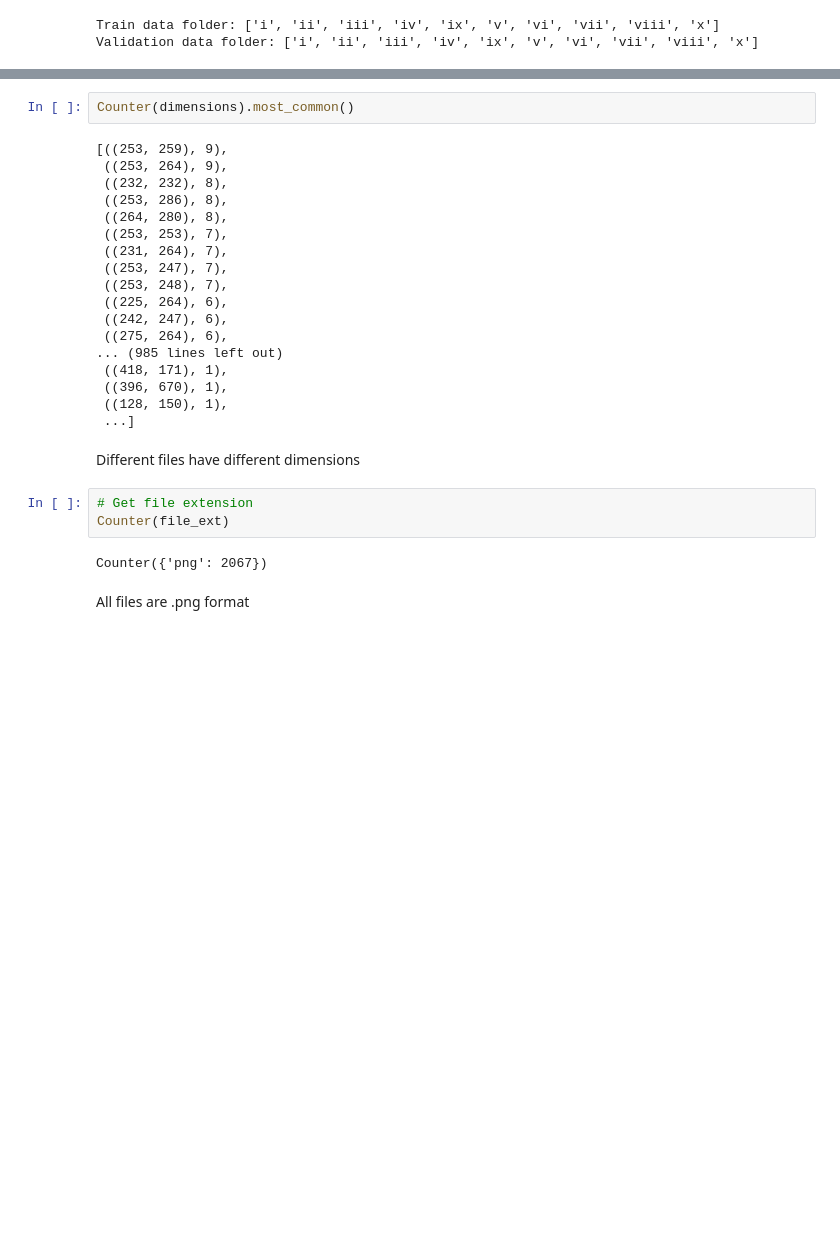
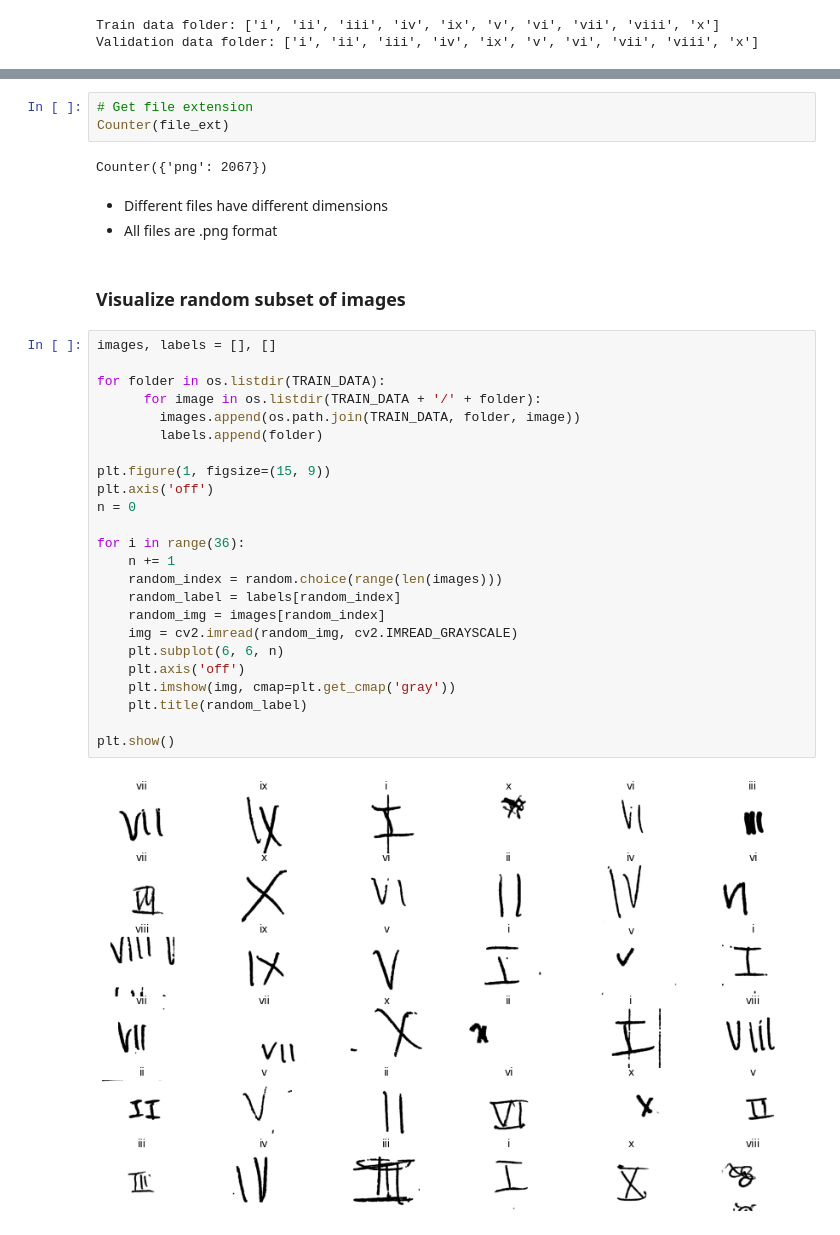
Before and after one commit to kennethleungty/Data-Centric-AI-Competition, a Jupyter notebook: Full_Notebook_Best_Submission.ipynb, the cells around one changed output, grey strips where cells are left out. Cells and saved outputs as stored; diff of their text form; blank space fills up the shorter version.

```diff
--- a/Full_Notebook_Best_Submission.ipynb
+++ b/Full_Notebook_Best_Submission.ipynb
@@ -176,29 +172,36 @@ for folder in os.listdir(TRAIN_DATA):
-# %%
-Counter(dimensions).most_common()
-# %% [output]
-[((253, 259), 9),
- ((253, 264), 9),
- ((232, 232), 8),
- ((253, 286), 8),
- ((264, 280), 8),
- ((253, 253), 7),
- ((231, 264), 7),
- ((253, 247), 7),
- ((253, 248), 7),
- ((225, 264), 6),
- ((242, 247), 6),
- ((275, 264), 6),
-... (985 lines left out)
- ((418, 171), 1),
- ((396, 670), 1),
- ((128, 150), 1),
- ...]
-# %% [markdown]
-Different files have different dimensions
 # %%
 # Get file extension
 Counter(file_ext)
 # %% [output]
 Counter({'png': 2067})
 # %% [markdown]
-All files are .png format
+- Different files have different dimensions
+- All files are .png format
+# %% [markdown]
+### Visualize random subset of images
+# %%
+images, labels = [], []
+
+for folder in os.listdir(TRAIN_DATA):
+      for image in os.listdir(TRAIN_DATA + '/' + folder):
+        images.append(os.path.join(TRAIN_DATA, folder, image))
+        labels.append(folder)
+
+plt.figure(1, figsize=(15, 9))
+plt.axis('off')
+n = 0
+
+for i in range(36):
+    n += 1
+    random_index = random.choice(range(len(images)))
+    random_label = labels[random_index]
+    random_img = images[random_index]
+    img = cv2.imread(random_img, cv2.IMREAD_GRAYSCALE)
+    plt.subplot(6, 6, n)
+    plt.axis('off')
+    plt.imshow(img, cmap=plt.get_cmap('gray'))
+    plt.title(random_label)
+
+plt.show()
+# %% [output]
+[figure, added]
```
Also changed, not shown: parts of 38 cells of this notebook, 1 other file.
